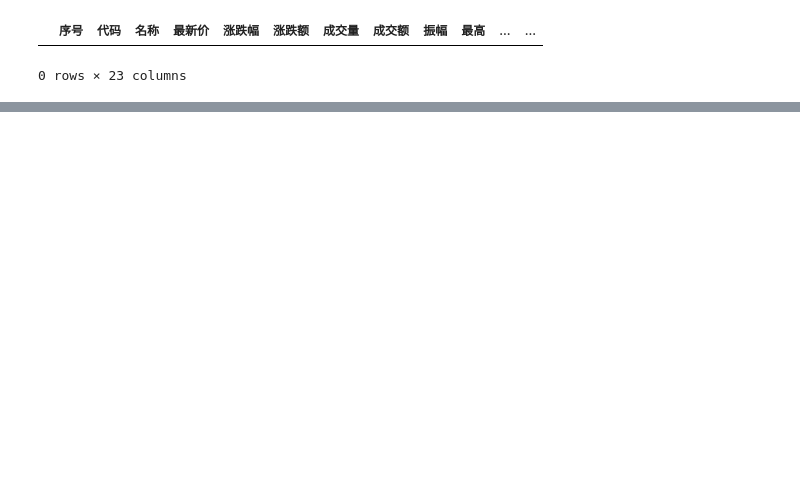
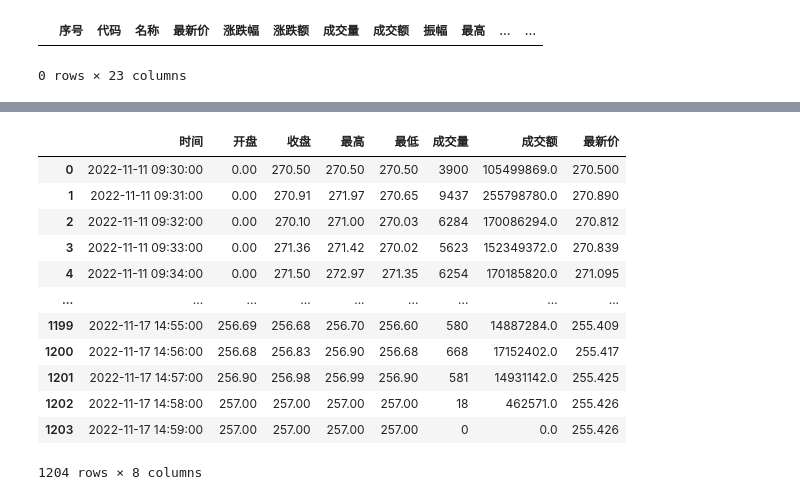
Before and after one commit to webclinic017/auto-trade-2, a Jupyter notebook: examples/py_postgres/py_postgres_sqlalchemy.ipynb, the cells around one changed output, grey strips where cells are left out. Drawn from its saved outputs; the diff is of its cells as text; code cells hidden in the pictures; blank space fills up the shorter version.

```diff
--- a/examples/py_postgres/py_postgres_sqlalchemy.ipynb
+++ b/examples/py_postgres/py_postgres_sqlalchemy.ipynb
@@ -331,0 +391,25 @@ temp_df
+# %%
+# 东财分钟数据
+stock_zh_a_hist_min_em_df = ak.stock_zh_a_hist_min_em(
+    symbol="002594",
+    # start_date="2022-11-01 09:32:00",
+    end_date="2022-11-17 14:59:00",
+    period='1',
+    adjust='qhq',
+)
+stock_zh_a_hist_min_em_df
+# print(stock_zh_a_hist_min_em_df)
+# %% [output]
+|  | 时间 | 开盘 | 收盘 | 最高 | 最低 | 成交量 | 成交额 | 最新价 |
+| 0 | 2022-11-11 09:30:00 | 0.00 | 270.50 | 270.50 | 270.50 | 3900 | 105499869.0 | 270.500 |
+| 1 | 2022-11-11 09:31:00 | 0.00 | 270.91 | 271.97 | 270.65 | 9437 | 255798780.0 | 270.890 |
+| 2 | 2022-11-11 09:32:00 | 0.00 | 270.10 | 271.00 | 270.03 | 6284 | 170086294.0 | 270.812 |
+| 3 | 2022-11-11 09:33:00 | 0.00 | 271.36 | 271.42 | 270.02 | 5623 | 152349372.0 | 270.839 |
+| 4 | 2022-11-11 09:34:00 | 0.00 | 271.50 | 272.97 | 271.35 | 6254 | 170185820.0 | 271.095 |
+| ... | ... | ... | ... | ... | ... | ... | ... | ... |
+| 1199 | 2022-11-17 14:55:00 | 256.69 | 256.68 | 256.70 | 256.60 | 580 | 14887284.0 | 255.409 |
+| 1200 | 2022-11-17 14:56:00 | 256.68 | 256.83 | 256.90 | 256.68 | 668 | 17152402.0 | 255.417 |
+| 1201 | 2022-11-17 14:57:00 | 256.90 | 256.98 | 256.99 | 256.90 | 581 | 14931142.0 | 255.425 |
+| 1202 | 2022-11-17 14:58:00 | 257.00 | 257.00 | 257.00 | 257.00 | 18 | 462571.0 | 255.426 |
+| 1203 | 2022-11-17 14:59:00 | 257.00 | 257.00 | 257.00 | 257.00 | 0 | 0.0 | 255.426 |
+1204 rows × 8 columns
```
Also changed, not shown: parts of 10 cells of this notebook, 2 other files.
